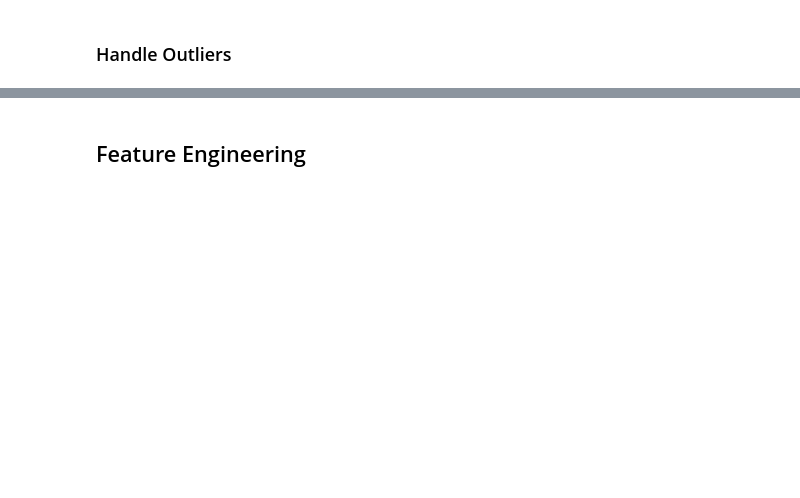
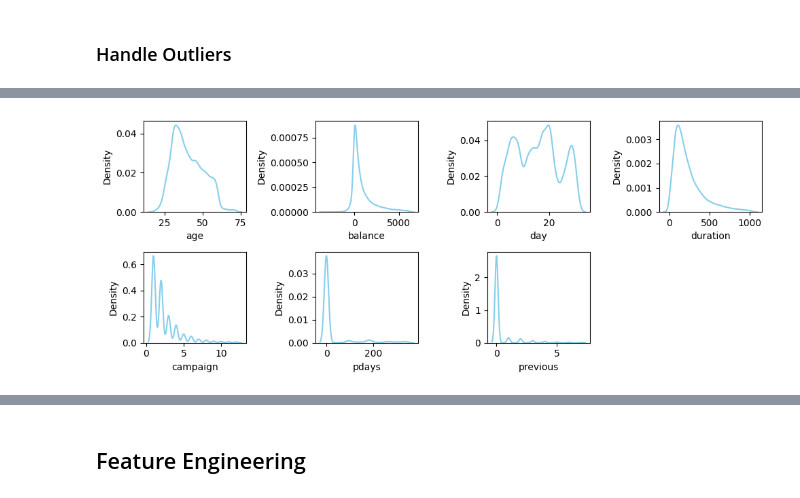
Before and after one commit to bagusatya08/Term-Deposit-Potential-Customer-Prediction, a Jupyter notebook: stage-2/pre-processing.ipynb, the cells around one changed output, grey strips where cells are left out. Saved outputs shown, nothing was run; the diff lists cells and outputs as text; code cells hidden in the pictures; blank space fills up the shorter version.

```diff
--- a/stage-2/pre-processing.ipynb
+++ b/stage-2/pre-processing.ipynb
@@ -104,0 +140,28 @@ data.poutcome.value_counts().to_frame().T
+# %%
+z_scores = np.abs(st.zscore(data_used['duration']))
+data_used.loc[:,['abs_zscore']] = z_scores
+
+filtered_entries = (z_scores < 3)
+data_used.loc[:,['filtered_entries']] = filtered_entries
+data_used = data_used.query("filtered_entries == True")
+# %%
+z_scores = np.abs(st.zscore(data_used['campaign']))
+data_used.loc[:,['abs_zscore']] = z_scores
+
+filtered_entries = (z_scores < 3)
+data_used.loc[:,['filtered_entries']] = filtered_entries
+data_used = data_used.query("filtered_entries == True")
+# %%
+z_scores = np.abs(st.zscore(data_used['pdays']))
+data_used.loc[:,['abs_zscore']] = z_scores
+
+filtered_entries = (z_scores < 3)
+data_used.loc[:,['filtered_entries']] = filtered_entries
+data_used = data_used.query("filtered_entries == True")
+# %%
+z_scores = np.abs(st.zscore(data_used['previous']))
+data_used.loc[:,['abs_zscore']] = z_scores
+
+filtered_entries = (z_scores < 3)
+data_used.loc[:,['filtered_entries']] = filtered_entries
+data_used = data_used.query("filtered_entries == True")
@@ -104,0 +177,11 @@ data.poutcome.value_counts().to_frame().T
+# %%
+feature = numerical
+
+plt.figure(figsize=(10,4))
+for i in range(0, len(feature)):
+    plt.subplot(2,4, i+1)
+    sns.kdeplot(x=data_used[feature[i]], color='skyblue')
+    plt.xlabel(feature[i])
+    plt.tight_layout()
+# %% [output]
+[figure, added]
```
Also changed, not shown: parts of 9 cells of this notebook.
